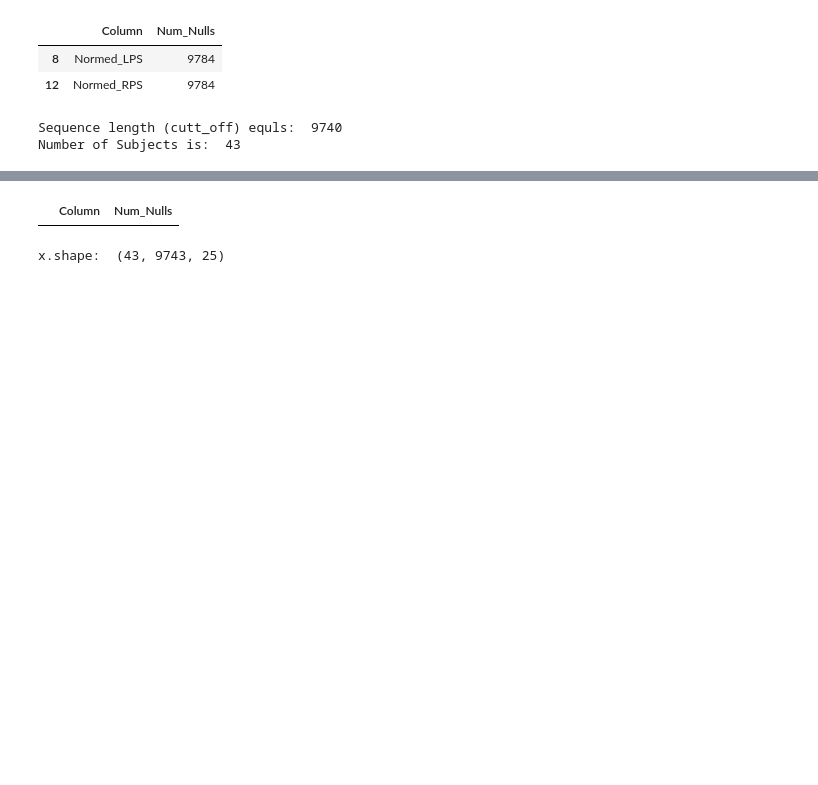
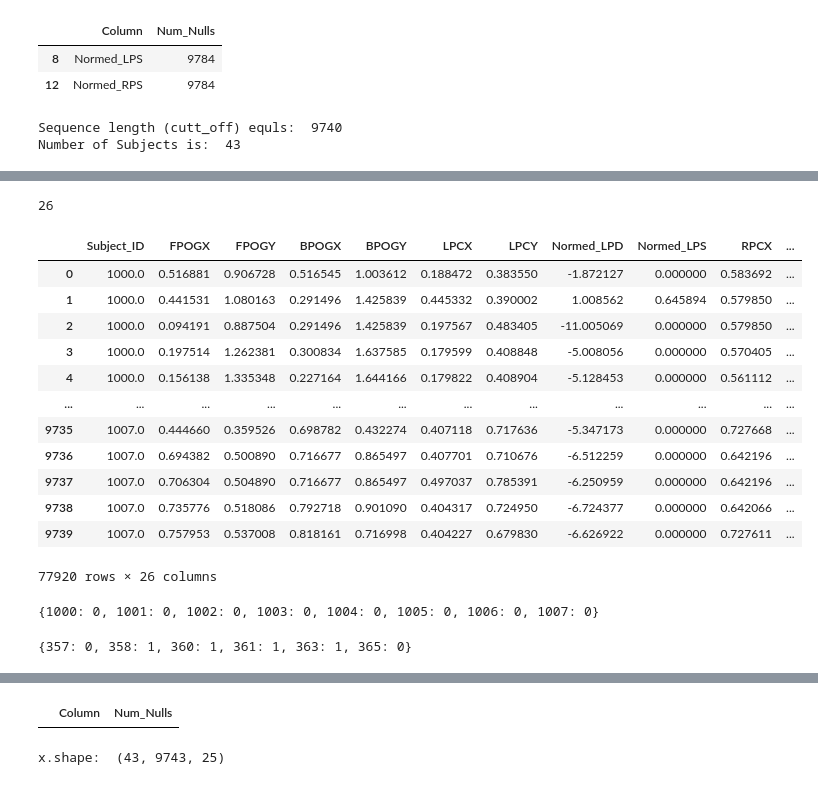
Before and after one commit to zandvakiliramin/Biometric_Peoject, a Jupyter notebook: Analysis_V5_DumbTo_Analysis.ipynb, the cells around one changed output, grey strips where cells are left out. Drawn from its saved outputs; the diff is of its cells as text; code cells hidden in the pictures; blank space fills up the shorter version.

```diff
--- a/Analysis_V5_DumbTo_Analysis.ipynb
+++ b/Analysis_V5_DumbTo_Analysis.ipynb
@@ -318,0 +305,4 @@ sub_DumbTo = sub_DumbTo.drop(columns=['Subject_ID'])
+# %%
+strategy = {0:12, 1:33}
+oversample = SMOTE(sampling_strategy=strategy, random_state=0, k_neighbors=3)
+x_res, y_res = oversample.fit_resample(x_for_smote, y_train)
@@ -318,0 +319,3 @@ sub_DumbTo = sub_DumbTo.drop(columns=['Subject_ID'])
+# %%
+x_res_added = x_res[37:,]
+y_res_added = y_res[37:,]
@@ -318,0 +338,31 @@ sub_DumbTo = sub_DumbTo.drop(columns=['Subject_ID'])
+# %%
+x_added_df = pd.DataFrame(columns=related_features)
+# %%
+len(related_features)
+# %% [output]
+26
+# %%
+id_x_added = {}
+for i, item in enumerate(x_res_added):
+    item = np.reshape(item, (cut_off, -1))
+    r_id = np.full((cut_off, 1), int(1000 + i))
+    item =  np.hstack((r_id,item))
+    item_df = pd.DataFrame(data=item, columns=related_features)
+
+    x_added_df = x_added_df.append(item_df)
+# %%
+x_added_df
+# %% [output]
+|  | Subject_ID | FPOGX | FPOGY | BPOGX | BPOGY | LPCX | LPCY | Normed_LPD | Normed_LPS | RPCX | ... |
+| 0 | 1000.0 | 0.516881 | 0.906728 | 0.516545 | 1.003612 | 0.188472 | 0.383550 | -1.872127 | 0.000000 | 0.583692 | ... |
+| 1 | 1000.0 | 0.441531 | 1.080163 | 0.291496 | 1.425839 | 0.445332 | 0.390002 | 1.008562 | 0.645894 | 0.579850 | ... |
+| 2 | 1000.0 | 0.094191 | 0.887504 | 0.291496 | 1.425839 | 0.197567 | 0.483405 | -11.005069 | 0.000000 | 0.579850 | ... |
+| 3 | 1000.0 | 0.197514 | 1.262381 | 0.300834 | 1.637585 | 0.179599 | 0.408848 | -5.008056 | 0.000000 | 0.570405 | ... |
+| 4 | 1000.0 | 0.156138 | 1.335348 | 0.227164 | 1.644166 | 0.179822 | 0.408904 | -5.128453 | 0.000000 | 0.561112 | ... |
+| ... | ... | ... | ... | ... | ... | ... | ... | ... | ... | ... | ... |
+| 9735 | 1007.0 | 0.444660 | 0.359526 | 0.698782 | 0.432274 | 0.407118 | 0.717636 | -5.347173 | 0.000000 | 0.727668 | ... |
+| 9736 | 1007.0 | 0.694382 | 0.500890 | 0.716677 | 0.865497 | 0.407701 | 0.710676 | -6.512259 | 0.000000 | 0.642196 | ... |
+| 9737 | 1007.0 | 0.706304 | 0.504890 | 0.716677 | 0.865497 | 0.497037 | 0.785391 | -6.250959 | 0.000000 | 0.642196 | ... |
+| 9738 | 1007.0 | 0.735776 | 0.518086 | 0.792718 | 0.901090 | 0.404317 | 0.724950 | -6.724377 | 0.000000 | 0.642066 | ... |
+| 9739 | 1007.0 | 0.757953 | 0.537008 | 0.818161 | 0.716998 | 0.404227 | 0.679830 | -6.626922 | 0.000000 | 0.727611 | ... |
+77920 rows × 26 columns
@@ -318,0 +371,4 @@ sub_DumbTo = sub_DumbTo.drop(columns=['Subject_ID'])
+# %%
+y_added_to_id
+# %% [output]
+{1000: 0, 1001: 0, 1002: 0, 1003: 0, 1004: 0, 1005: 0, 1006: 0, 1007: 0}
@@ -318,0 +381,4 @@ sub_DumbTo = sub_DumbTo.drop(columns=['Subject_ID'])
+# %%
+y_valid_to_id
+# %% [output]
+{357: 0, 358: 1, 360: 1, 361: 1, 363: 1, 365: 0}
```
Also changed, not shown: parts of 100 cells of this notebook, 4 other files.
